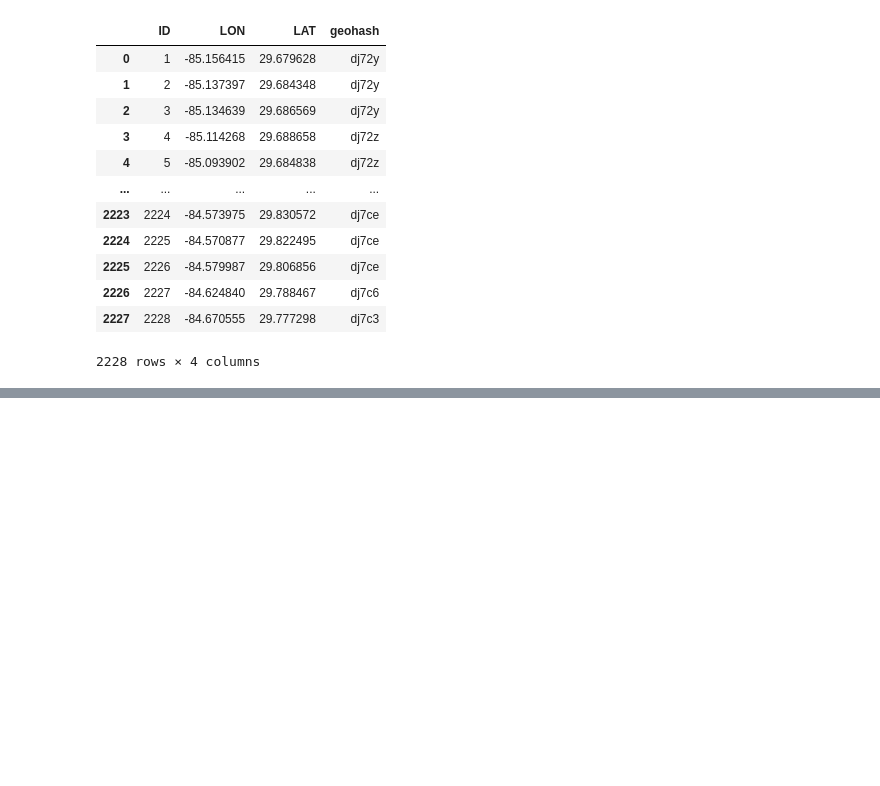
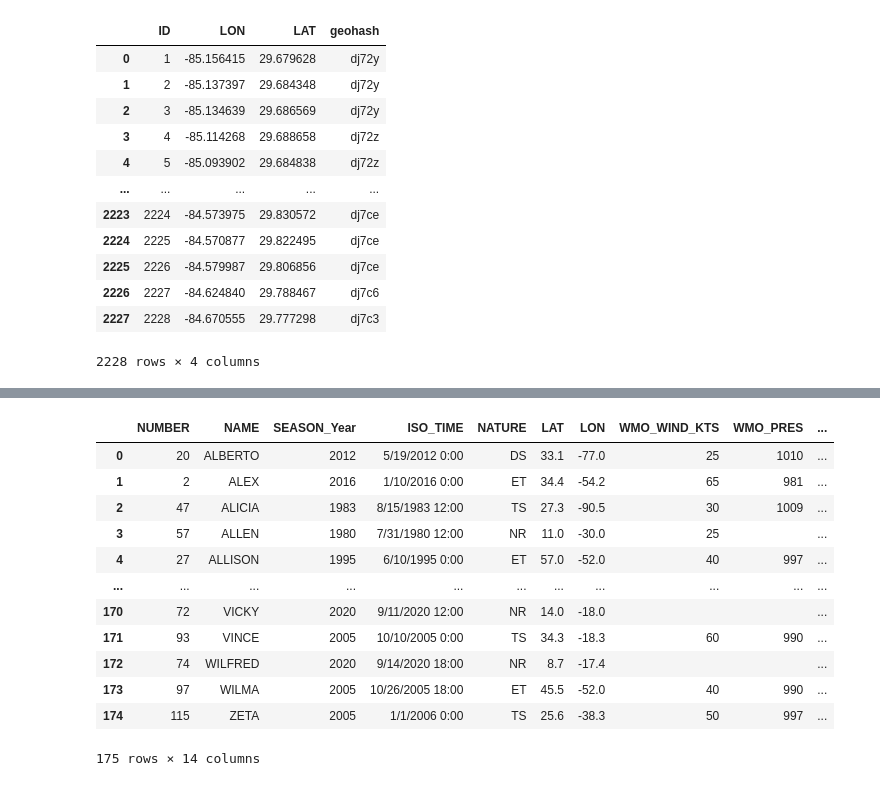
Before and after one commit to daniduce/Final-Project, a Jupyter notebook: Final_Project_Data_Analysis.ipynb, the cells around one changed output, grey strips where cells are left out. Cells and saved outputs as stored; diff of their text form; code cells hidden in the pictures; blank space fills up the shorter version.

```diff
--- a/Final_Project_Data_Analysis.ipynb
+++ b/Final_Project_Data_Analysis.ipynb
@@ -250,0 +276,17 @@ df_FL
+# %%
+df_na_storms_summary = pd.read_sql_table("na_storms_summary", engine)
+df_na_storms_summary
+# %% [output]
+|  | NUMBER | NAME | SEASON_Year | ISO_TIME | NATURE | LAT | LON | WMO_WIND_KTS | WMO_PRES | ... |
+| 0 | 20 | ALBERTO | 2012 | 5/19/2012 0:00 | DS | 33.1 | -77.0 | 25 | 1010 | ... |
+| 1 | 2 | ALEX | 2016 | 1/10/2016 0:00 | ET | 34.4 | -54.2 | 65 | 981 | ... |
+| 2 | 47 | ALICIA | 1983 | 8/15/1983 12:00 | TS | 27.3 | -90.5 | 30 | 1009 | ... |
+| 3 | 57 | ALLEN | 1980 | 7/31/1980 12:00 | NR | 11.0 | -30.0 | 25 |  | ... |
+| 4 | 27 | ALLISON | 1995 | 6/10/1995 0:00 | ET | 57.0 | -52.0 | 40 | 997 | ... |
+| ... | ... | ... | ... | ... | ... | ... | ... | ... | ... | ... |
+| 170 | 72 | VICKY | 2020 | 9/11/2020 12:00 | NR | 14.0 | -18.0 |  |  | ... |
+| 171 | 93 | VINCE | 2005 | 10/10/2005 0:00 | TS | 34.3 | -18.3 | 60 | 990 | ... |
+| 172 | 74 | WILFRED | 2020 | 9/14/2020 18:00 | NR | 8.7 | -17.4 |  |  | ... |
+| 173 | 97 | WILMA | 2005 | 10/26/2005 18:00 | ET | 45.5 | -52.0 | 40 | 990 | ... |
+| 174 | 115 | ZETA | 2005 | 1/1/2006 0:00 | TS | 25.6 | -38.3 | 50 | 997 | ... |
+175 rows × 14 columns
```
Also changed, not shown: parts of 15 cells of this notebook, 26 other files.
